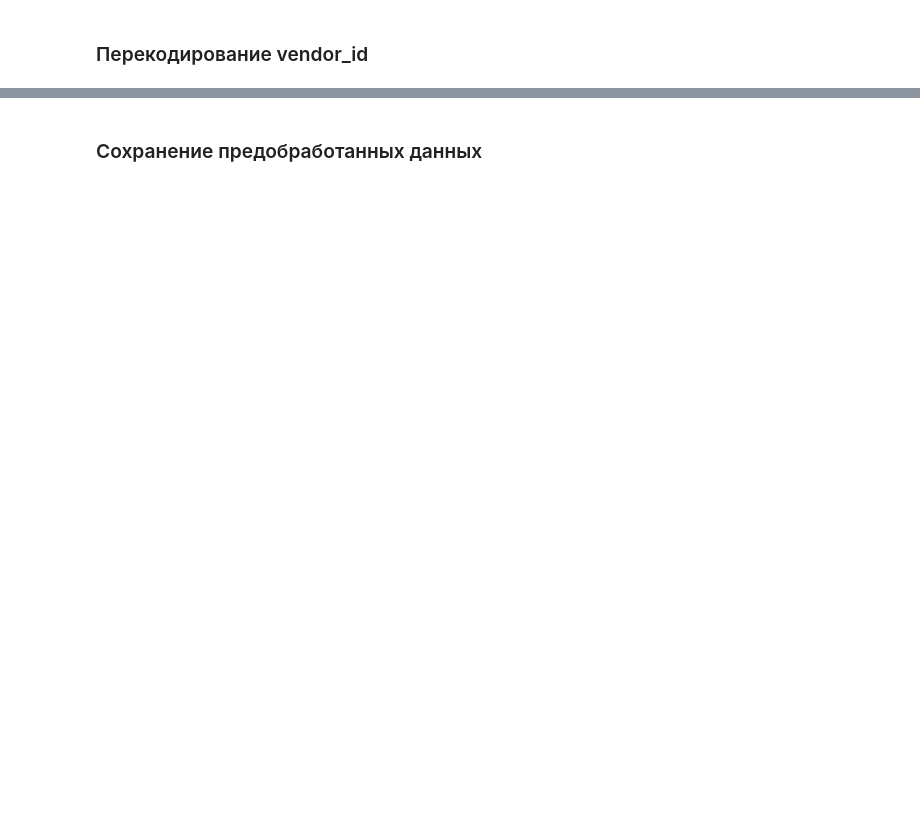
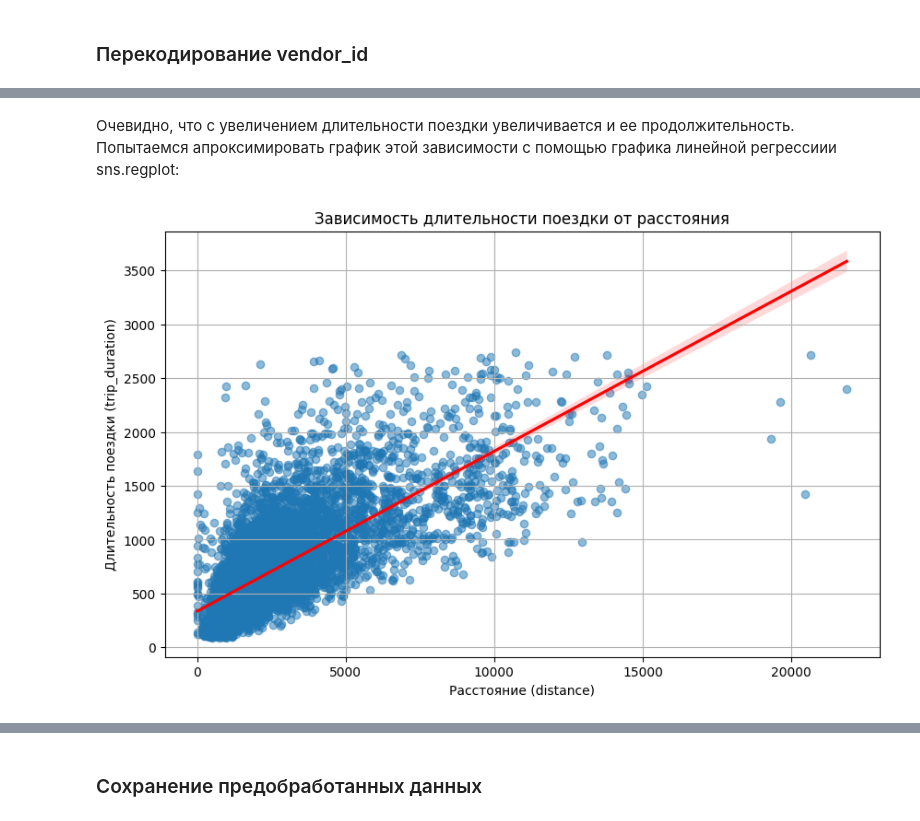
Before and after one commit to smnk-1/ML-studying, a Jupyter notebook: notebooks/TripDurationEDA.ipynb, the cells around one changed output, grey strips where cells are left out. Cells and saved outputs as stored; diff of their text form; code cells hidden in the pictures; blank space fills up the shorter version.

```diff
--- a/notebooks/TripDurationEDA.ipynb
+++ b/notebooks/TripDurationEDA.ipynb
@@ -251,0 +355,12 @@ data.head()
+# %% [markdown]
+Очевидно, что с увеличением длительности поездки увеличивается и ее продолжительность. Попытаемся апроксимировать график этой зависимости с помощью графика линейной регрессиии sns.regplot:
+# %%
+plt.figure(figsize=(10, 6))
+sns.regplot(x=data_sample['distance'], y=data_sample['trip_duration'], scatter_kws={'alpha': 0.5}, line_kws={'color': 'red'})
+plt.xlabel('Расстояние (distance)')
+plt.ylabel('Длительность поездки (trip_duration)')
+plt.title('Зависимость длительности поездки от расстояния')
+plt.grid(True)
+plt.show()
+# %% [output]
+[figure, added]
```
Also changed, not shown: parts of 26 cells of this notebook, 1 other file.
